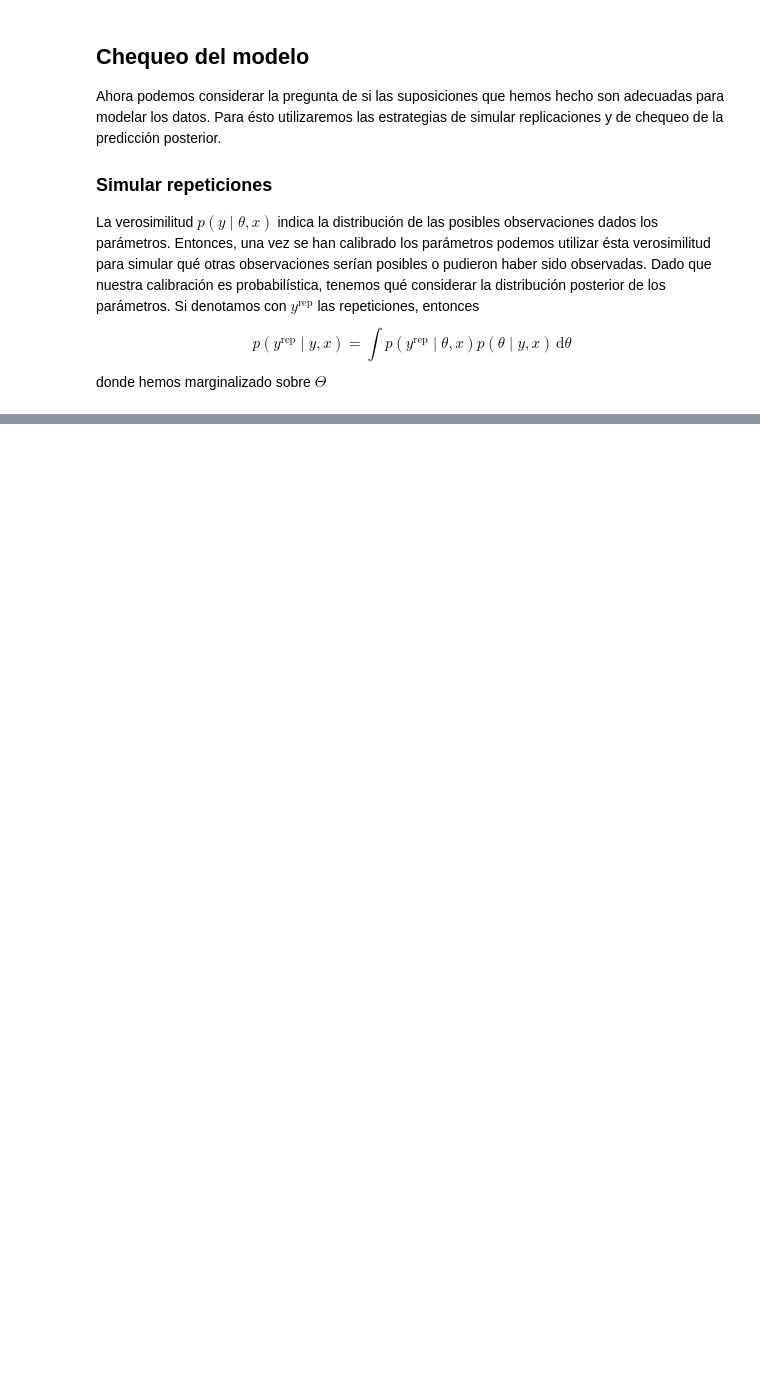
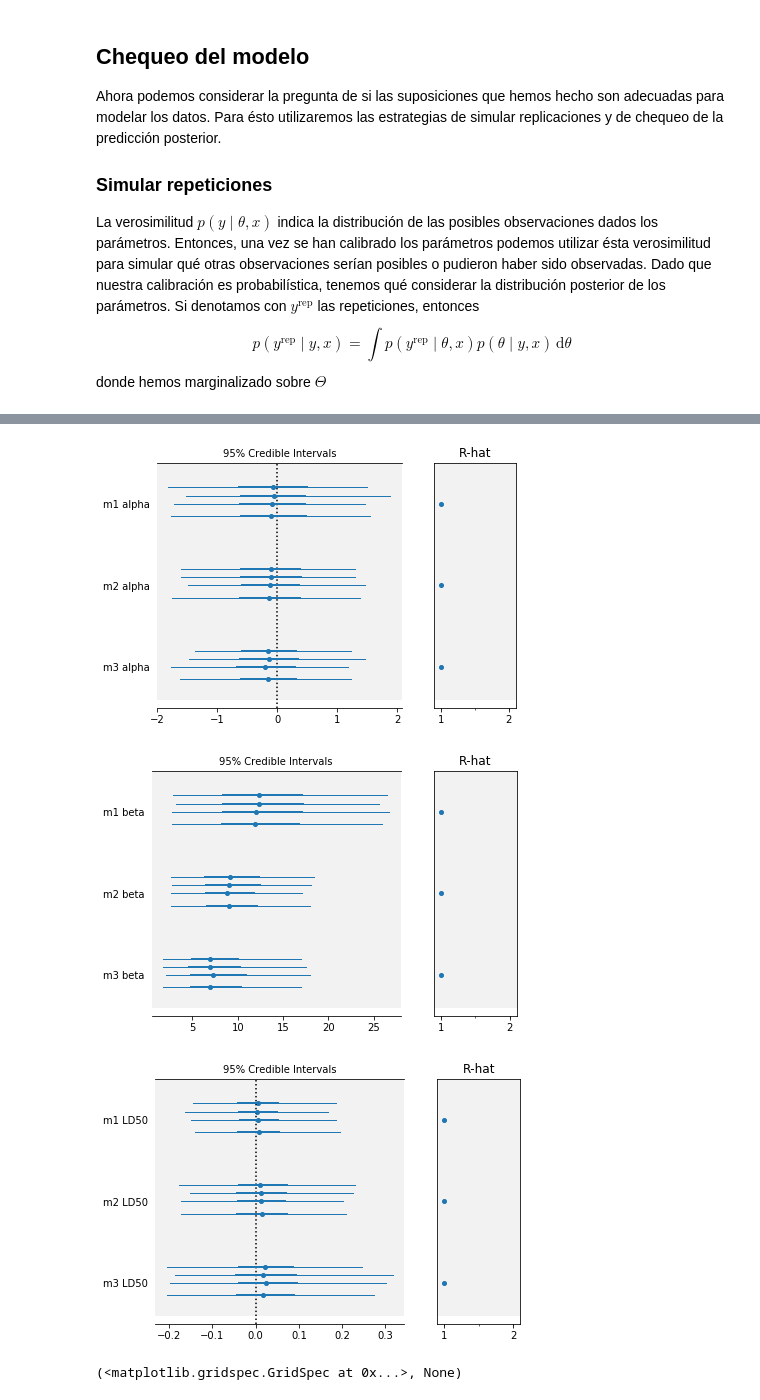
Before and after one commit to Narenman/AnalisisBayesiano, a Jupyter notebook: notebooks/bioassay-mc-me.ipynb, the cells around one changed output, grey strips where cells are left out. Drawn from its saved outputs; the diff is of its cells as text; code cells hidden in the pictures; blank space fills up the shorter version.

```diff
--- a/notebooks/bioassay-mc-me.ipynb
+++ b/notebooks/bioassay-mc-me.ipynb
@@ -113,16 +104,0 @@ NUTS: [beta, alpha]
-# %%
-xr = np.linspace(xn.min(), xn.max(), 20)
-for i in range(100):
-    plt.plot(xr, spe.expit(t1['alpha'][i] + t1['beta'][i] * xr), 'bo', alpha=0.03)
-plt.plot(xn, data['y'] / data['n'], 'ro')
-plt.show()
-
-for i in range(100):
-    plt.plot(xr, spe.expit(t2['alpha'][i] + t2['beta'][i] * xr), 'bo', alpha=0.03)
-plt.plot(xn, data['y'] / data['n'], 'ro')
-plt.show()
-
-for i in range(100):
-    plt.plot(xr, spe.expit(t3['alpha'][i] + t3['beta'][i] * xr), 'bo', alpha=0.03)
-plt.plot(xn, data['y'] / data['n'], 'ro')
-plt.show()
@@ -145,0 +105,6 @@ pm.compare({m1:t1, m2:t2, m3:t3}, ic='WAIC')
+# %%
+ml = [m1, m2, m3]
+nm = len(ml)
+tl = [None] * nm
+for i in range(nm):
+    tl[i] = pm.sample(2000, model=ml[i], tune=1000, target_accept=0.98, random_seed=0)
@@ -145,0 +125,9 @@ pm.compare({m1:t1, m2:t2, m3:t3}, ic='WAIC')
+# %%
+pm.forestplot(tl, [m1.name, m2.name, m3.name], varnames=['alpha']), plt.show()
+pm.forestplot(tl, [m1.name, m2.name, m3.name], varnames=['beta']), plt.show()
+pm.forestplot(tl, [m1.name, m2.name, m3.name], varnames=['LD50']), plt.show()
+# %% [output]
+[figure, added]
+[figure, added]
+[figure, added]
+(<matplotlib.gridspec.GridSpec at 0x...>, None)
```
Also changed, not shown: parts of 13 cells of this notebook.
